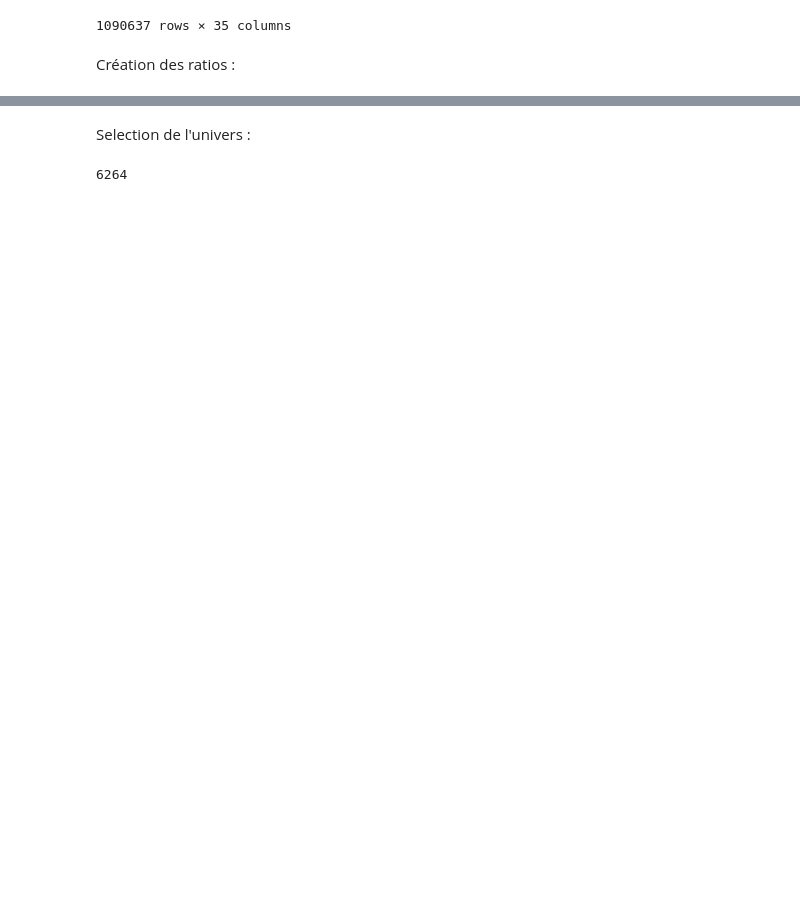
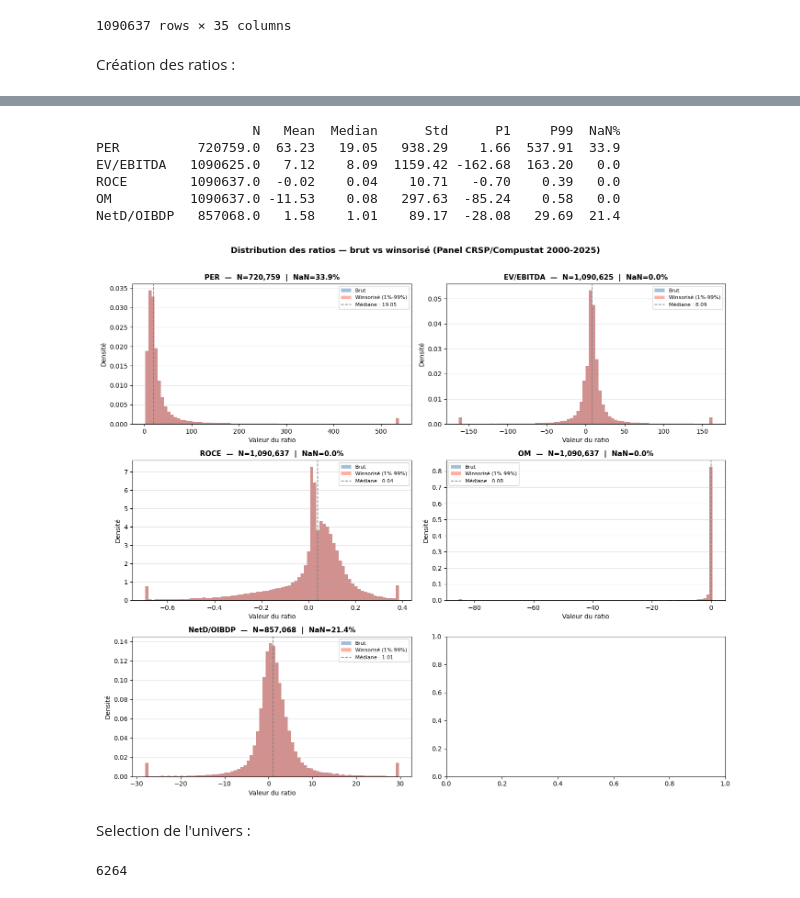
Before and after one commit to lucad-code/Value_Strategy, a Jupyter notebook: Value_Strategy.ipynb, the cells around one changed output, grey strips where cells are left out. Drawn from its saved outputs; the diff is of its cells as text; code cells hidden in the pictures; blank space fills up the shorter version.

```diff
--- a/Value_Strategy.ipynb
+++ b/Value_Strategy.ipynb
@@ -659,5 +696,69 @@ NetD/OIBDP   857068.0   1.58    1.01   89.17 -28.08   29.69  21.4
 # %%
 # Ratio Intangible
+# %%
+# Distribution des ratios pour l'univers complet
+
+ratios = ['PER', 'EV/EBITDA', 'ROCE', 'OM', 'NetD/OIBDP']
+
+# Winsorisation 1%-99%
+panel_plot = panel.copy()
+for r in ratios:
+    q01 = panel[r].quantile(0.01)
+    q99 = panel[r].quantile(0.99)
+    panel_plot[f'{r}_wins'] = panel[r].clip(q01, q99)
+
+# Stats descriptives
+stats = {}
+for r in ratios:
+    col = panel[r].dropna()
+    stats[r] = {
+        'N'      : len(col),
+        'Mean'   : round(col.mean(), 2),
+        'Median' : round(col.median(), 2),
+        'Std'    : round(col.std(), 2),
+        'P1'     : round(col.quantile(0.01), 2),
+        'P99'    : round(col.quantile(0.99), 2),
+        'NaN%'   : round(panel[r].isna().mean() * 100, 1)
+    }
+df_stats = pd.DataFrame(stats).T
+print(df_stats)
+
+# Figure
+fig, axes = plt.subplots(3, 2, figsize=(14, 12))
+axes = axes.flatten()
+
+for i, r in enumerate(ratios):
+    ax = axes[i]
+    raw  = panel[r].dropna()
+    wins = panel_plot[f'{r}_wins'].dropna()
+    xmin, xmax = raw.quantile(0.01), raw.quantile(0.99)
+
+    ax.hist(raw.clip(xmin, xmax), bins=80, color='steelblue',
+            alpha=0.5, label='Brut', density=True)
+    ax.hist(wins, bins=80, color='tomato',
+            alpha=0.5, label='Winsorisé (1%-99%)', density=True)
+    ax.axvline(raw.median(), color='gray', linestyle='--', linewidth=1.2,
+               label=f'Médiane : {raw.median():.2f}')
+
+    ax.set_title(f'{r}  —  N={len(raw):,}  |  NaN={panel[r].isna().mean()*100:.1f}%',
+                 fontsize=11, fontweight='bold')
+    ax.set_xlabel('Valeur du ratio')
+    ax.set_ylabel('Densité')
+    ax.legend(fontsize=8)
+    ax.grid(axis='y', alpha=0.3)
+
+fig.suptitle('Distribution des ratios — brut vs winsorisé (Panel CRSP/Compustat 2000-2025)',
+             fontsize=13, fontweight='bold', y=1.01)
+plt.tight_layout()
+plt.show()
+# %% [output]
+                    N   Mean  Median      Std      P1     P99  NaN%
+PER          720759.0  63.23   19.05   938.29    1.66  537.91  33.9
+EV/EBITDA   1090625.0   7.12    8.09  1159.42 -162.68  163.20   0.0
+ROCE        1090637.0  -0.02    0.04    10.71   -0.70    0.39   0.0
+OM          1090637.0 -11.53    0.08   297.63  -85.24    0.58   0.0
+NetD/OIBDP   857068.0   1.58    1.01    89.17  -28.08   29.69  21.4
+[figure, added]
 # %% [markdown]
 Selection de l'univers :
 # %%
```
Also changed, not shown: parts of 24 cells of this notebook.
